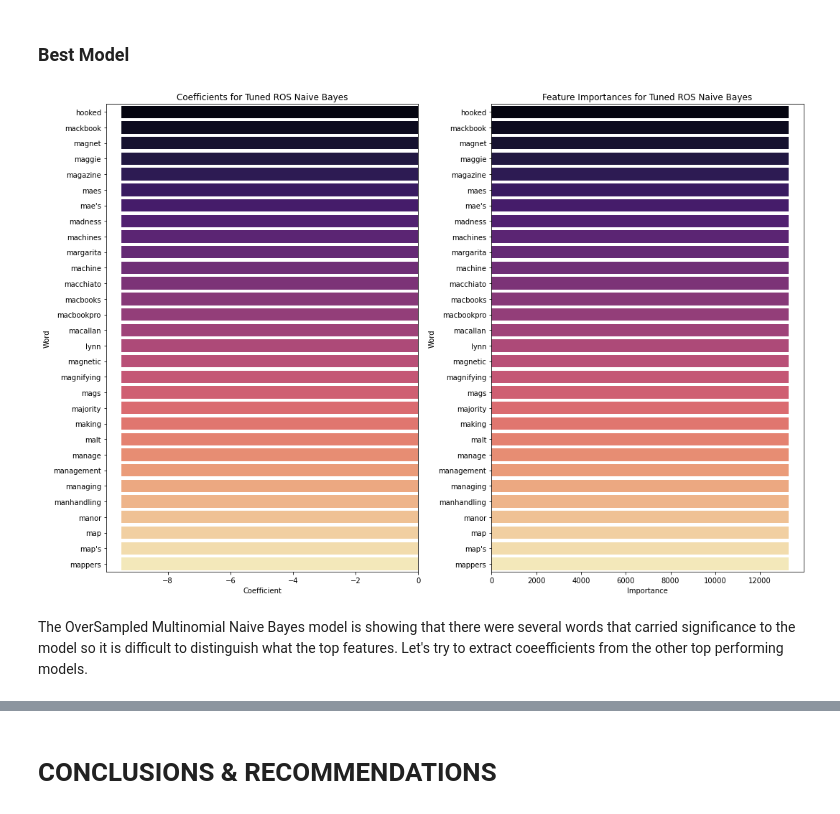
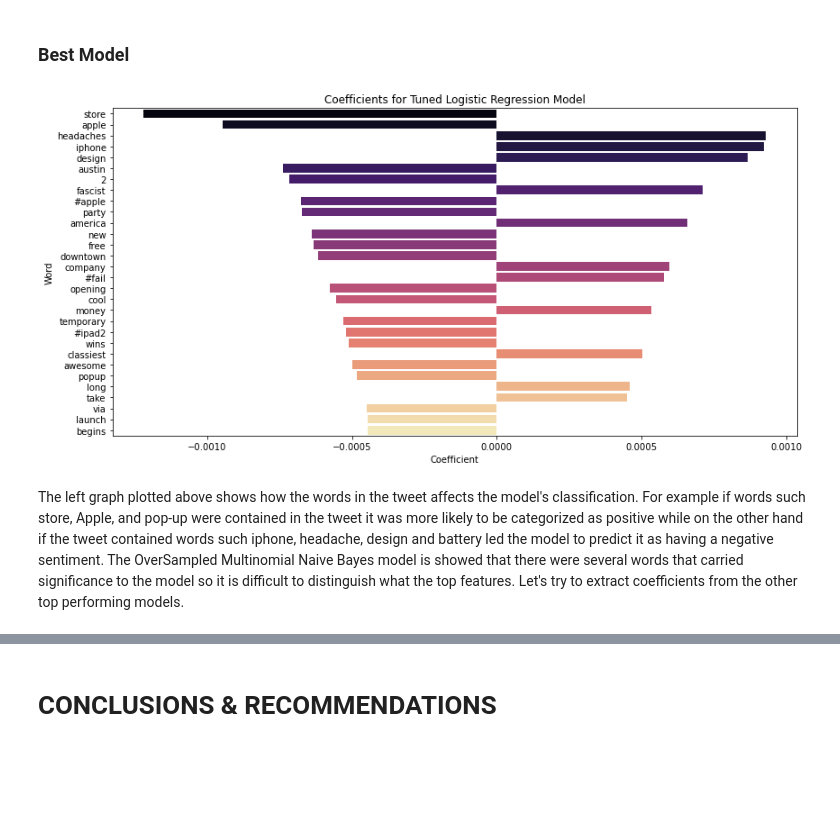
Before and after one commit to rcauvy/product-review-analysis-nlp, a Jupyter notebook: index.ipynb, the cells around one changed output, grey strips where cells are left out. Cells and saved outputs as stored; diff of their text form; code cells hidden in the pictures; blank space fills up the shorter version.

```diff
--- a/index.ipynb
+++ b/index.ipynb
@@ -1227,7 +1227,7 @@ Ultimately it can determined that the tuned logistic regression model can be sel
 # %% [markdown]
 ### Best Model
 # %%
-def plot_importance(clf_pipe, n_features, title):
+def plot_importances(clf_pipe, n_features, title):
 
     feats = clf_pipe['vectorizer'].get_feature_names()
     coefs = clf_pipe['clf'].coef_[0]
@@ -1236,23 +1236,21 @@ def plot_importance(clf_pipe, n_features, title):
     importance_df['Importance'] = math.e**(abs(coefs))
     importance_df['Coefficient'] = coefs
 
-    feat_importance = importance_df.sort_values(by = ["Importance"],
-                                                   ascending=False).head(n_features)
+    feat_importance = importance_df.sort_values(
+        by = ["Importance"], ascending=False).head(n_features)
 
-    fig, axes = plt.subplots(figsize=(15,10), ncols=2)
-    axes[0].set_title(f'Coefficients for {title}')
-    axes[0].set_ylabel('Word')
-    axes[0].set_xlabel('Coefficient')
-    sns.barplot(x='Coefficient', y='Word', palette='magma', data=feat_importance, ax=axes[0])
+    fig, ax= plt.subplots(figsize=(12,6))
+    ax.set_title(f'Coefficients for {title}')
+    ax.set_ylabel('Word')
+    ax.set_xlabel('Coefficient')
+    sns.barplot(x='Coefficient', y='Word', palette='magma',
+                data=feat_importance, ax=ax)
 
-    axes[1].set_title(f'Feature Importances for {title}')
-    axes[1].set_ylabel('Word')
-    axes[1].set_xlabel('Importance')
-    sns.barplot(x='Importance', y='Word', palette='magma', data=feat_importance, ax=axes[1])
+
     plt.tight_layout();
-# %%
-plot_importance(tuned_ros_mnb_text_pipe, 30, 'Tuned ROS Naive Bayes')
-# %% [output]
-[figure, removed]
+# %%
+plot_importances(tuned_lr_text_pipe, 30, 'Tuned Logistic Regression Model')
+# %% [output]
+[figure, added]
 # %% [markdown]
-The OverSampled Multinomial Naive Bayes model is showing that there were several words that carried significance to the model so it is difficult to distinguish what the top features. Let's try to extract coeefficients from the other top performing models.
+The left graph plotted above shows how the words in the tweet affects the model's classification. For example if words such store, Apple, and pop-up were contained in the tweet it was more likely to be categorized as positive while on the other hand if the tweet contained words such iphone, headache, design and battery led the model to predict it as having a negative sentiment. The OverSampled Multinomial Naive Bayes model is showed that there were several words that carried significance to the model so it is difficult to distinguish what the top features. Let's try to extract coefficients from the other top performing models.
```
Also changed, not shown: parts of 3 cells of this notebook, 5 other files.
